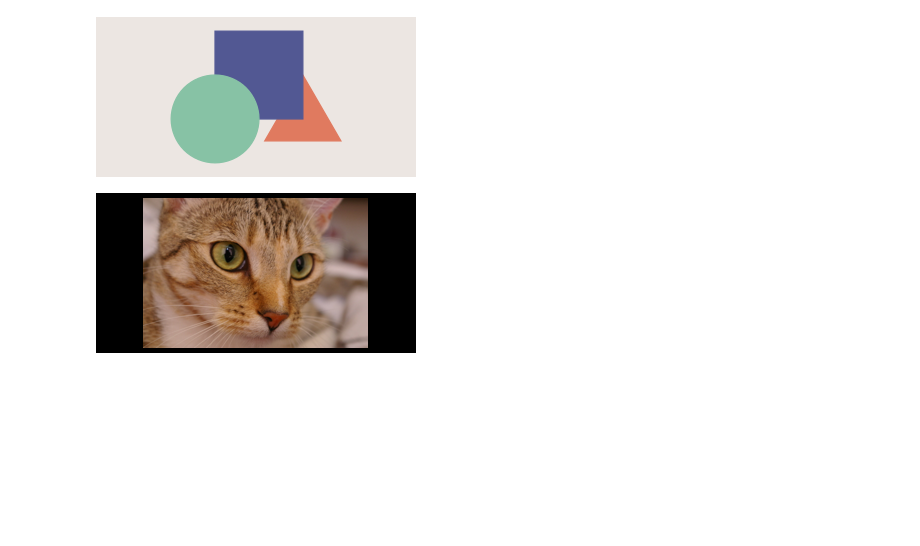
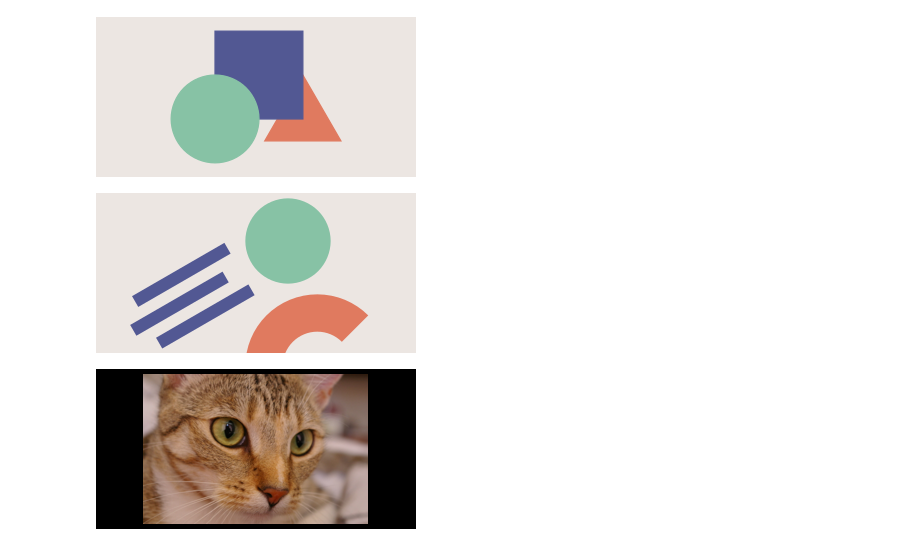
Before and after one commit to kolibril13/mobject-gallery, a Jupyter notebook: Mobjects_Basics.ipynb, the cells around one changed output. Cells and saved outputs as stored; diff of their text form; code cells hidden in the pictures; blank space fills up the shorter version.

Commit message:
added logo

```diff
--- a/Mobjects_Basics.ipynb
+++ b/Mobjects_Basics.ipynb
@@ -697,6 +697,46 @@ logo = VGroup(triangle, square, circle).scale(1.3)
 name_snippet_pairs[image_full_name] = snippet
 # %% [output]
 [figure]
+# %%
+%%manim $params
+#-v WARNING -r 80,80 -s  --disable_caching Example
+
+class Example(ZoomedScene):
+    def construct(self):
+        self.camera.background_color = "#ece6e2"
+        logo_green = "#87c2a5"
+        logo_blue = "#525893"
+        logo_red = "#e07a5f"
+        logo_black = BLACK
+        d= Dot(color= logo_green, radius=0.8).shift(UR*0.6)
+        l = VGroup(*[Line(color=logo_blue, stroke_width=70/3) for _ in range(0,3)])
+        l.arrange(DOWN,buff=0.45).next_to(d, LEFT).shift(0.3*LEFT)
+        l[0::2].shift(0.3*RIGHT)
+        l.rotate(30*DEGREES, about_point=d.get_center())
+        arc= Arc(radius=1.0, color= logo_red, start_angle=PI/4, angle=PI, stroke_width=70)
+        arc.shift(1.75*DOWN+1.15*RIGHT)
+        self.add(arc, d,l)
+        self.camera.frame.width = 3 *2 # take this *2 out for logo creation
+###******
+image_full_name = "FlyingFramesBanner.png"
+snippet = """
+# Banner for flyingframes.readthedocs.io
+self.camera.background_color = "#ece6e2"
+logo_green = "#87c2a5"
+logo_blue = "#525893"
+logo_red = "#e07a5f"
+logo_black = BLACK
+d= Dot(color= logo_green, radius=0.8).shift(UR*0.6)
+l = VGroup(*[Line(color=logo_blue, stroke_width=70/3) for _ in range(0,3)])
+l.arrange(DOWN,buff=0.45).next_to(d, LEFT).shift(0.3*LEFT)
+l[0::2].shift(0.3*RIGHT)
+l.rotate(30*DEGREES, about_point=d.get_center())
+arc= Arc(radius=1.0, color= logo_red, start_angle=PI/4, angle=PI, stroke_width=70)
+arc.shift(1.75*DOWN+1.15*RIGHT)
+"""
+name_snippet_pairs[image_full_name] = snippet
+# %% [output]
+[figure, added]
 # %%
 %%manim $params
 
```
Also changed, not shown: parts of 2 cells of this notebook, 19 other files.
